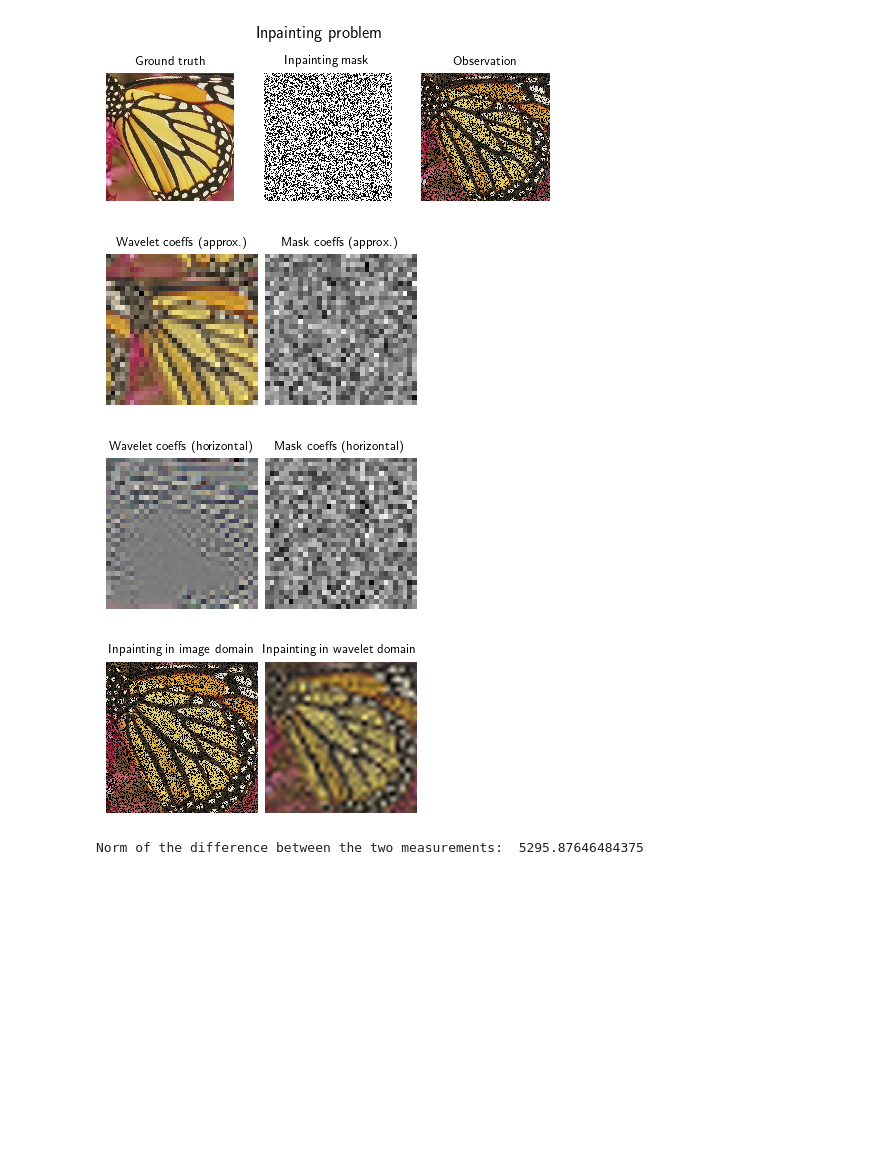
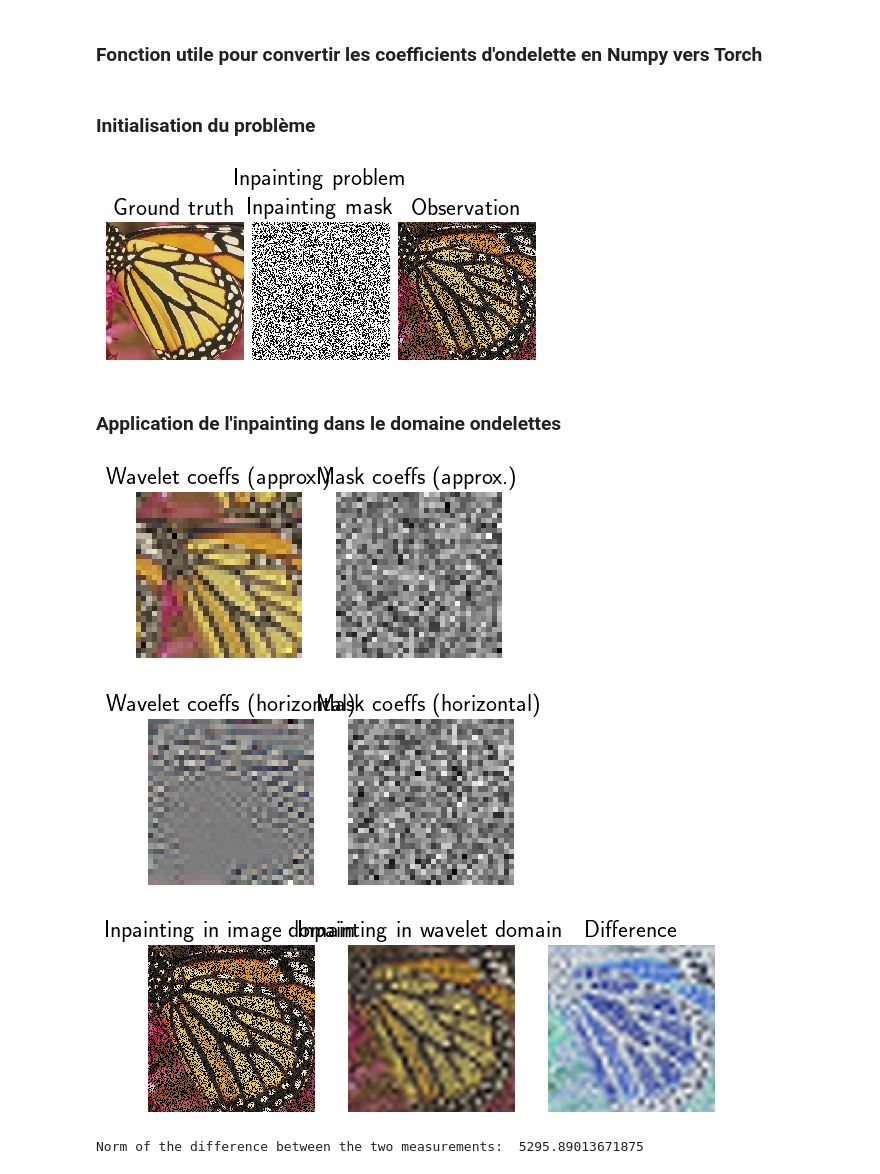
Before and after one commit to laugaguillaume/IMLFISTA, a Jupyter notebook: notebooks/coarse_inpainting.ipynb, the cells around one changed output. Saved outputs shown, nothing was run; the diff lists cells and outputs as text; code cells hidden in the pictures; blank space fills up the shorter version.

```diff
--- a/notebooks/coarse_inpainting.ipynb
+++ b/notebooks/coarse_inpainting.ipynb
@@ -6,6 +6,8 @@ import pywt
 
 device = torch.device('cuda' if torch.cuda.is_available() else 'cpu')
 seed = torch.manual_seed(0)  # Random seed for reproducibility
+# %% [markdown]
+### Fonction utile pour convertir les coefficients d'ondelette en Numpy vers Torch
 # %%
 def wavelet_numpy_to_torch(coeffs, device=device):
     """
@@ -46,57 +48,65 @@ def wavelet_numpy_to_torch(coeffs, device=device):
             details_torch.append(detail_torch)
 
     return [approx_torch, *details_torch]
+# %% [markdown]
+### Initialisation du problème
 # %%
 # Ground truth image
 x_true = dinv.utils.load_example('butterfly.png', device=device)
 
 # Physics model
 sigma = 0.01
-noise_model = dinv.physics.GaussianNoise(sigma=sigma)
-physics = dinv.physics.Inpainting(img_size=x_true.shape[1:], mask=0.6, device=device, noise_model=noise_model) # Keeping 60% of the pixels
+#noise_model = dinv.physics.GaussianNoise(sigma=sigma)
+physics = dinv.physics.Inpainting(img_size=x_true.shape[1:], mask=0.6, device=device) #, noise_model=noise_model) # Keeping 60% of the pixels
 
 mask = physics.mask.data.to(device)
+
+# Vérification de l'identité A^* = A pour l'inpainting
+# dinv.utils.plot(physics.A_adjoint(x_true) - physics.A(x_true))
 
 # Observation
 y = physics(x_true)
 
 dinv.utils.plot([x_true, mask, y], titles=['Ground truth', 'Inpainting mask', 'Observation'], suptitle='Inpainting problem')
 # %% [output]
-[figure, old version]
+[figure, new version]
+# %% [markdown]
+### Application de l'inpainting dans le domaine ondelettes
 # %%
-# Compute wavelet coefficients of the image and of the mask
+# Calcul des coefficients d'ondelettes de l'image et du masque
 x_wavelet = wavelet_numpy_to_torch(pywt.wavedec2(x_true.cpu().numpy(), wavelet='db8', level=3, mode='periodization'))
 mask_wavelet = wavelet_numpy_to_torch(pywt.wavedec2(mask.cpu().numpy(), wavelet='db8', level=3, mode='periodization'))
 
-# Example of the coefficients
-dinv.utils.plot([x_wavelet[0], mask_wavelet[0]], titles=['Wavelet coeffs (approx.)', 'Mask coeffs (approx.)'])
-dinv.utils.plot([x_wavelet[1][0], mask_wavelet[1][0]], titles=['Wavelet coeffs (horizontal)', 'Mask coeffs (horizontal)'])
+# Visualisation de quelques coefficients
+dinv.utils.plot([x_wavelet[0], mask_wavelet[0]], titles=['Wavelet coeffs (approx.)', 'Mask coeffs (approx.)'], tight=False)
+dinv.utils.plot([x_wavelet[1][0], mask_wavelet[1][0]], titles=['Wavelet coeffs (horizontal)', 'Mask coeffs (horizontal)'], tight=False)
 
-# Compute the coarse physics by using the wavelet coefficients of the fine mask as new masks for inpainting operators
-coarse_physics = dinv.physics.Inpainting(img_size=x_wavelet[0].shape[1:], mask=mask_wavelet[0], device=device, noise_model=noise_model)
+# Définition et application de l'opérateur linéaire à l'échelle la plus grossière
+coarse_physics = dinv.physics.Inpainting(img_size=x_wavelet[0].shape[1:], mask=mask_wavelet[0], device=device)#, noise_model=noise_model)
 y_wavelet = [coarse_physics(x_wavelet[0])]
 
+# Définitions et applications de l'inpainting dans le domaine des ondelettes pour les détails
 for i in range(1, len(x_wavelet)):
     details_tuple = tuple(
         dinv.physics.Inpainting(
             img_size=x_wavelet[i][j].shape[1:],
             mask=mask_wavelet[i][j],
             device=device,
-            noise_model=noise_model
+            #noise_model=noise_model
         )(x_wavelet[i][j])
         for j in range(3)
     )
-    y_wavelet.append(details_tuple)  # append un tuple, pas un flatten de 3 arrays
+    y_wavelet.append(details_tuple)
 
-# Reconstruct the image from the wavelet measurements
+# Reconstruire l'observation depuis les coefficients d'ondelettes mesurés
 y_recon = pywt.waverec2(y_wavelet, wavelet='db8', mode='periodization')
 y_recon = torch.tensor(y_recon, device=device)
 
-# Plot the results : measurement in image domain vs measurement in wavelet domain
-dinv.utils.plot([y, y_recon], titles=['Inpainting in image domain', 'Inpainting in wavelet domain'])
+# Affichage des résultats
+dinv.utils.plot([y, y_recon, y-y_recon], titles=['Inpainting in image domain', 'Inpainting in wavelet domain', 'Difference'], tight=False)
 print("Norm of the difference between the two measurements: ", torch.norm(y - y_recon).item())
 # %% [output]
-[figure, old version]
+[figure, new version]
-[figure, old version]
+[figure, new version]
-[figure, old version]
+[figure, new version]
-Norm of the difference between the two measurements:  5295.87646484375
+Norm of the difference between the two measurements:  5295.89013671875
```
Also changed, not shown: 4 other files.
